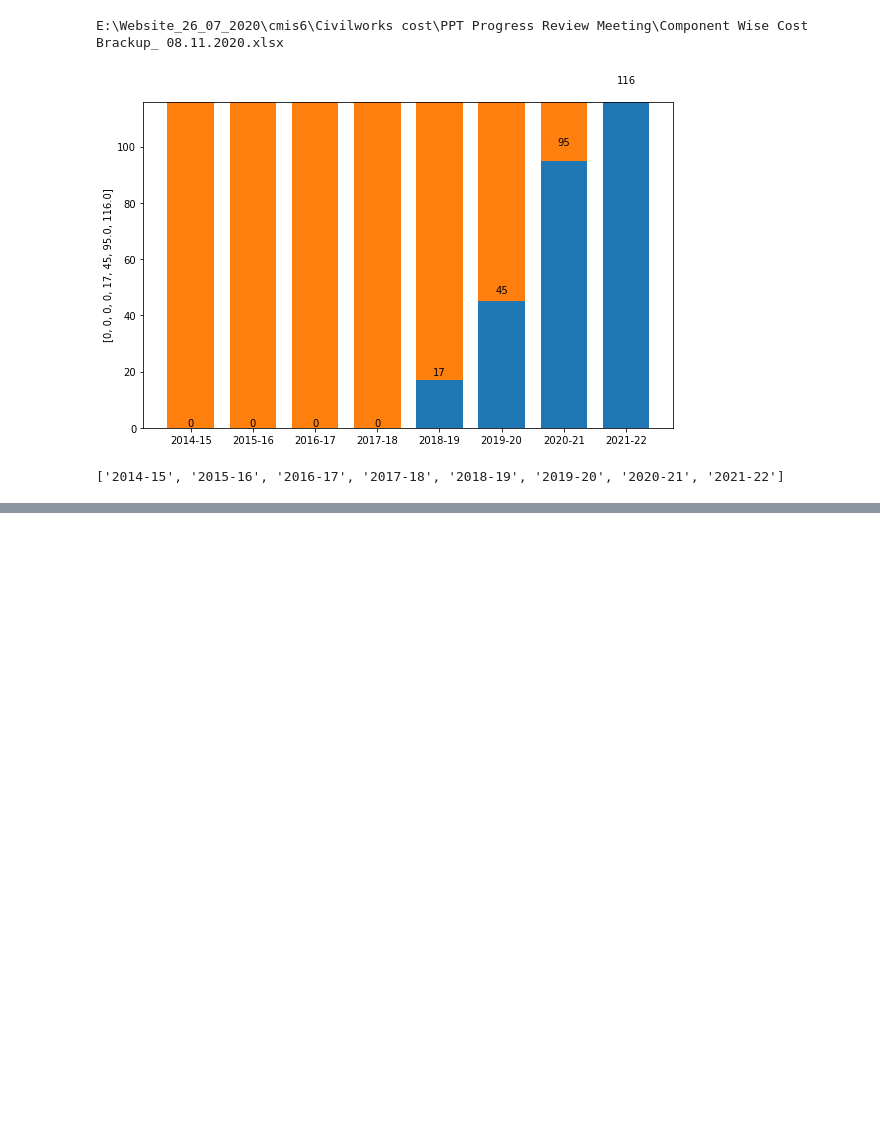
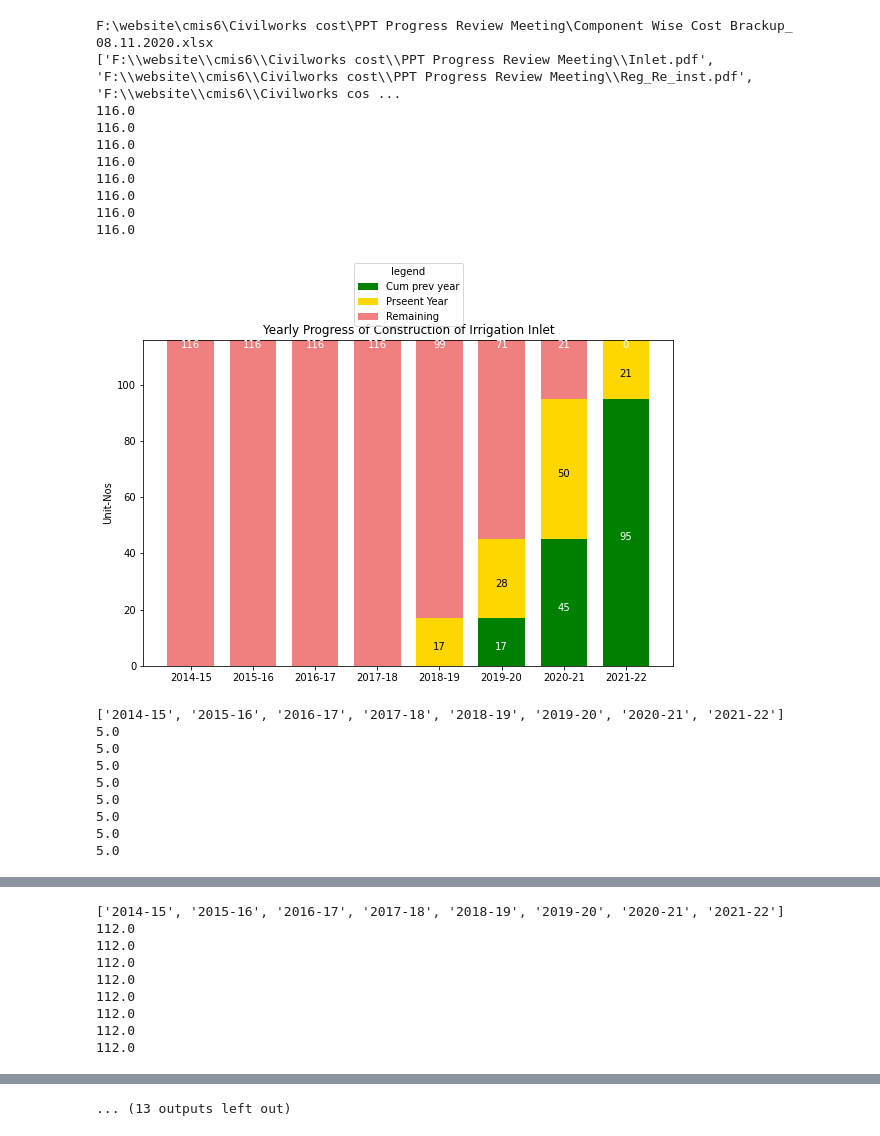
Before and after one commit to jakariapervez/cmis6, a Jupyter notebook: Civilworks cost/PPT Progress Review Meeting/stacked_progress.ipynb, the cells around one changed output, grey strips where cells are left out. Cells and saved outputs as stored; diff of their text form; code cells hidden in the pictures; blank space fills up the shorter version.

Commit message:
Update of Activity Plan for Next Year
Update of Activity Plan for Next Year

```diff
--- a/Civilworks cost/PPT Progress Review Meeting/stacked_progress.ipynb
+++ b/Civilworks cost/PPT Progress Review Meeting/stacked_progress.ipynb
@@ -4,9 +4,10 @@ import os
 import matplotlib.pyplot as plt
 # %%
 """settingup matplotlib for jupyter notebook"""
-import mpld3
-mpld3.enable_notebook()
-plt.rcParams['figure.figsize']=[9.5,6]
+from matplotlib.font_manager import FontProperties
+#import mpld3
+#mpld3.enable_notebook()
+#plt.rcParams['figure.figsize']=[9.5,6]
 # %%
 def saveDataFrame(dataframes,filepath,names):
     writer = pd.ExcelWriter(filepath, engine='xlsxwriter')
@@ -55,16 +222,42 @@ def calcualteRmainingDf(indf):
 # %%
-myfolder=r'E:\Website_26_07_2020\cmis6\Civilworks cost\PPT Progress Review Meeting'
+#home myfolder=r'E:\Website_26_07_2020\cmis6\Civilworks cost\PPT Progress Review Meeting'
+myfolder=r'F:\website\cmis6\Civilworks cost\PPT Progress Review Meeting'
 inpath=os.path.join(myfolder,'Component Wise Cost Brackup_ 08.11.2020.xlsx')
 outpath=os.path.join(myfolder,"dframes.xlsx")
 figpath=os.path.join(myfolder,"graph1.png")
 print(inpath)
 sheetName="Input_data"
 completed_df=pd.read_excel(inpath,sheet_name=sheetName)
 completed_df.fillna(0,inplace=True)
 completed_df
 remaining_df=calcualteRmainingDf(completed_df)
-drawGraph(completed_df,remaining_df,figpath)
+current_df=calculateCurrentMonth(completed_df)
+previous_df=calculateCumPreviousYear(completed_df)
+#drawGraph2(completed_df,remaining_df,current_df,previous_df,figpath)
+fignames=['Inlet','Reg_Re_inst','Cons_Struc','Khal_Riv_New','Khal_Riv_Rehab','Full_Emb_Rep','Sub_Emb_Rep','Sub_Emb_Const','Reg_Rehab',
+'Wmg_bld_const','Tf_const','Rep_Gate']
+figpaths=buildFigPath(fignames,myfolder)
+print(figpaths)
+
+drawGraph3(completed_df,remaining_df,current_df,previous_df,figpaths)
 # %% [output]
-E:\Website_26_07_2020\cmis6\Civilworks cost\PPT Progress Review Meeting\Component Wise Cost Brackup_ 08.11.2020.xlsx
+F:\website\cmis6\Civilworks cost\PPT Progress Review Meeting\Component Wise Cost Brackup_ 08.11.2020.xlsx
+['F:\\website\\cmis6\\Civilworks cost\\PPT Progress Review Meeting\\Inlet.pdf', 'F:\\website\\cmis6\\Civilworks cost\\PPT Progress Review Meeting\\Reg_Re_inst.pdf', 'F:\\website\\cmis6\\Civilworks cos ...
+116.0
+116.0
+116.0
+116.0
+116.0
+116.0
+116.0
+116.0
-[figure, old version]
+[figure, new version]
 ['2014-15', '2015-16', '2016-17', '2017-18', '2018-19', '2019-20', '2020-21', '2021-22']
+5.0
+5.0
+5.0
+5.0
+5.0
+5.0
+5.0
+5.0
@@ -71,0 +265,9 @@ E:\Website_26_07_2020\cmis6\Civilworks cost\PPT Progress Review Meeting\Componen
+['2014-15', '2015-16', '2016-17', '2017-18', '2018-19', '2019-20', '2020-21', '2021-22']
+112.0
+112.0
+112.0
+112.0
+112.0
+112.0
+112.0
+112.0
@@ -72,3 +305,4 @@ E:\Website_26_07_2020\cmis6\Civilworks cost\PPT Progress Review Meeting\Componen
+... (13 outputs left out)
 # %%
 myframes=[]
 mynames=[]
```
Also changed, not shown: parts of 4 cells of this notebook, 14 other files.
